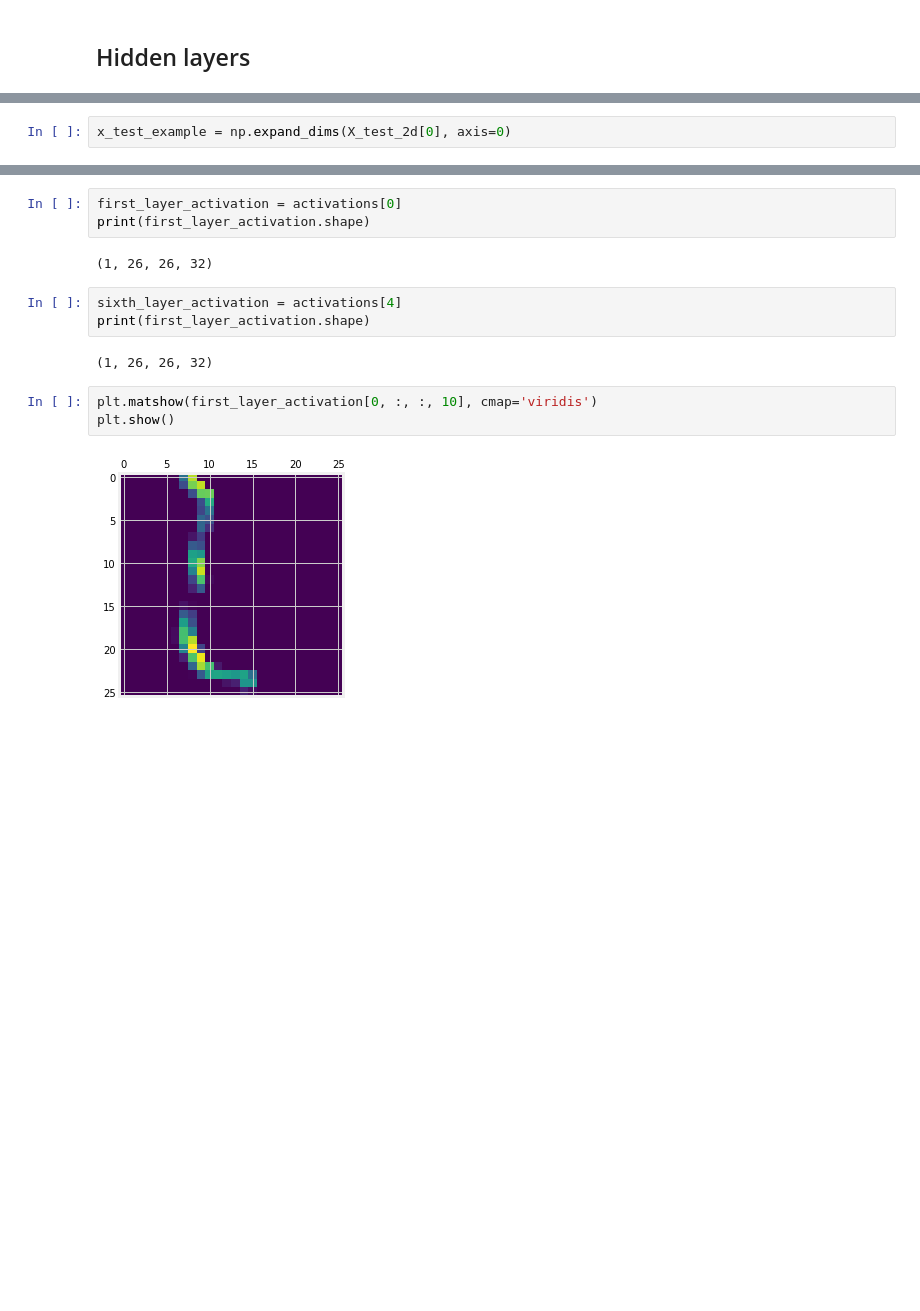
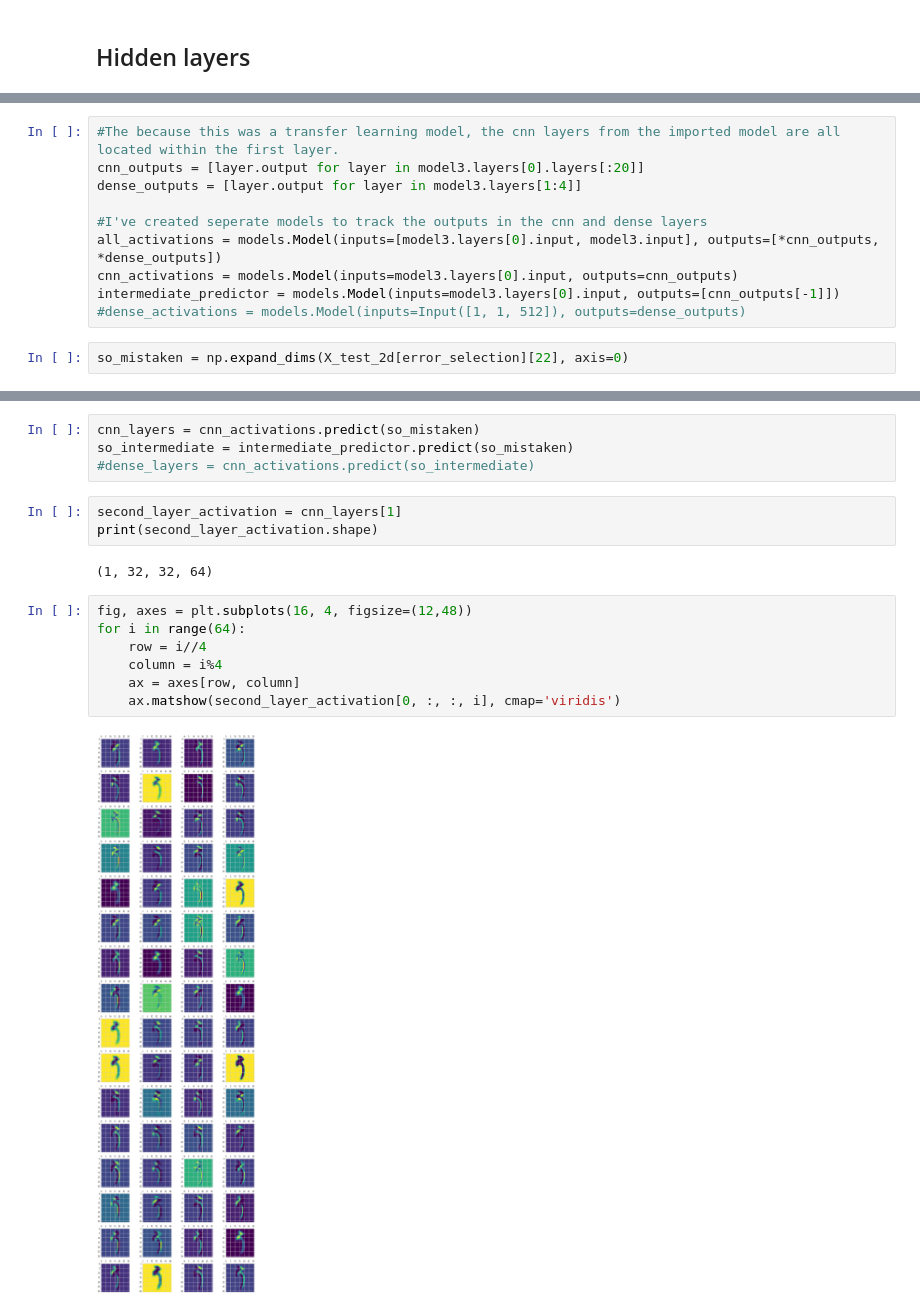
Before and after one commit to coreyryanhanson/japanese_text_classifiers, a Jupyter notebook: project_notebook.ipynb, the cells around one changed output, grey strips where cells are left out. Saved outputs shown, nothing was run; the diff lists cells and outputs as text; blank space fills up the shorter version.

```diff
--- a/project_notebook.ipynb
+++ b/project_notebook.ipynb
@@ -420,2 +455,12 @@ mod13_outputs = [layer.output for layer in model13.layers[:8]]
+# %%
+#The because this was a transfer learning model, the cnn layers from the imported model are all located within the first layer.
+cnn_outputs = [layer.output for layer in model3.layers[0].layers[:20]]
+dense_outputs = [layer.output for layer in model3.layers[1:4]]
+
+#I've created seperate models to track the outputs in the cnn and dense layers
+all_activations = models.Model(inputs=[model3.layers[0].input, model3.input], outputs=[*cnn_outputs, *dense_outputs])
+cnn_activations = models.Model(inputs=model3.layers[0].input, outputs=cnn_outputs)
+intermediate_predictor = models.Model(inputs=model3.layers[0].input, outputs=[cnn_outputs[-1]])
+#dense_activations = models.Model(inputs=Input([1, 1, 512]), outputs=dense_outputs)
 # %%
-x_test_example = np.expand_dims(X_test_2d[0], axis=0)
+so_mistaken = np.expand_dims(X_test_2d[error_selection][22], axis=0)
@@ -426,15 +467,18 @@ activations = activation_model13.predict(x_test_example )
-# %%
-first_layer_activation = activations[0]
-print(first_layer_activation.shape)
-# %% [output]
-(1, 26, 26, 32)
-# %%
-sixth_layer_activation = activations[4]
-print(first_layer_activation.shape)
-# %% [output]
-(1, 26, 26, 32)
-# %%
-plt.matshow(first_layer_activation[0, :, :, 10], cmap='viridis')
-plt.show()
-# %% [output]
-[figure, removed]
+# %%
+cnn_layers = cnn_activations.predict(so_mistaken)
+so_intermediate = intermediate_predictor.predict(so_mistaken)
+#dense_layers = cnn_activations.predict(so_intermediate)
+# %%
+second_layer_activation = cnn_layers[1]
+print(second_layer_activation.shape)
+# %% [output]
+(1, 32, 32, 64)
+# %%
+fig, axes = plt.subplots(16, 4, figsize=(12,48))
+for i in range(64):
+    row = i//4
+    column = i%4
+    ax = axes[row, column]
+    ax.matshow(second_layer_activation[0, :, :, i], cmap='viridis')
+# %% [output]
+[figure, added]
```
Also changed, not shown: parts of 20 cells of this notebook.
